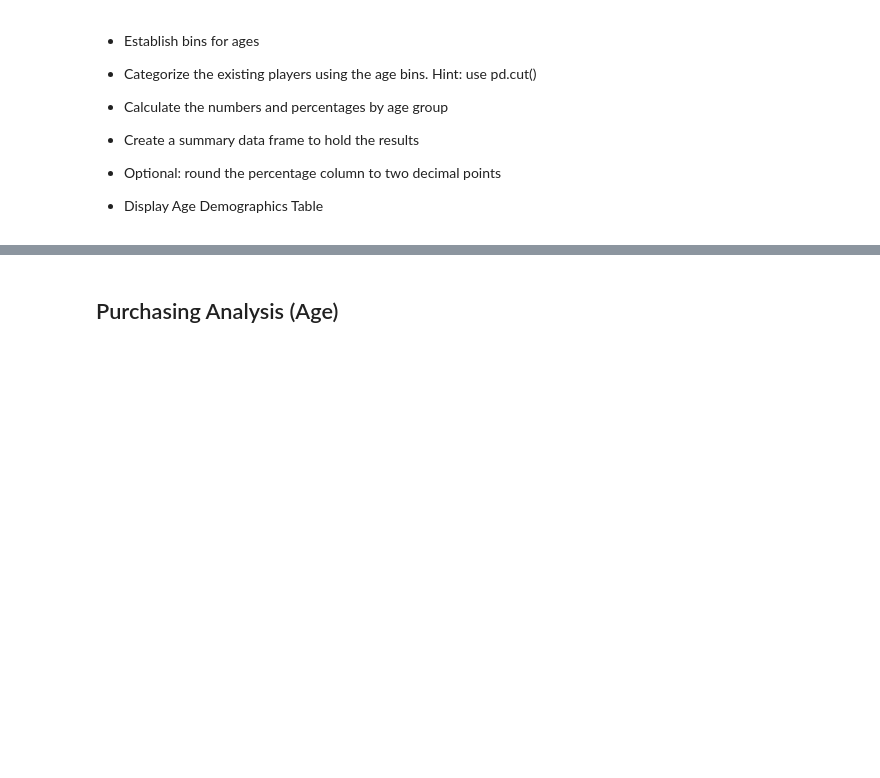
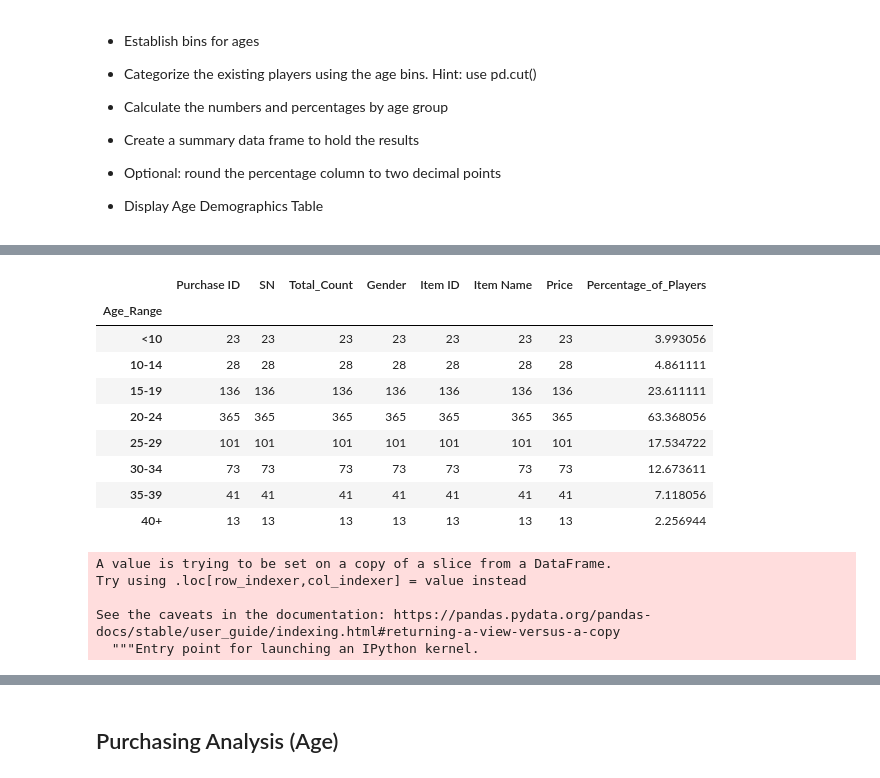
Before and after one commit to clem1803/pandas-challenge, a Jupyter notebook: HeroesOfPymoli/HeroesOfPymoli_starter.ipynb, the cells around one changed output, grey strips where cells are left out. Cells and saved outputs as stored; diff of their text form; code cells hidden in the pictures; blank space fills up the shorter version.

```diff
--- a/HeroesOfPymoli/HeroesOfPymoli_starter.ipynb
+++ b/HeroesOfPymoli/HeroesOfPymoli_starter.ipynb
@@ -324,0 +337,3 @@ avg_purchase_person
+# %%
+age_df=purchase_data
+age_df["Age_Range"]=pd.cut(age_df["Age"],bins, labels=age_range, include_lowest=True)
@@ -324,0 +349,2 @@ avg_purchase_person
+# %%
+number_of_players=age_df["SN"].nunique()
@@ -324,0 +359,2 @@ avg_purchase_person
+# %%
+group_age_df=age_df.groupby("Age_Range").count()
@@ -324,0 +374,2 @@ avg_purchase_person
+# %%
+group_age_df["Percentage_of_Players"]=(group_age_df["Age"]*100)/number_of_players
@@ -324,0 +386,14 @@ avg_purchase_person
+# %%
+renamed_group_age_df=group_age_df.rename(columns={"Age":"Total_Count"})
+renamed_group_age_df
+# %% [output]
+|  | Purchase ID | SN | Total_Count | Gender | Item ID | Item Name | Price | Percentage_of_Players |
+| Age_Range |  |  |  |  |  |  |  |  |
+| <10 | 23 | 23 | 23 | 23 | 23 | 23 | 23 | 3.993056 |
+| 10-14 | 28 | 28 | 28 | 28 | 28 | 28 | 28 | 4.861111 |
+| 15-19 | 136 | 136 | 136 | 136 | 136 | 136 | 136 | 23.611111 |
+| 20-24 | 365 | 365 | 365 | 365 | 365 | 365 | 365 | 63.368056 |
+| 25-29 | 101 | 101 | 101 | 101 | 101 | 101 | 101 | 17.534722 |
+| 30-34 | 73 | 73 | 73 | 73 | 73 | 73 | 73 | 12.673611 |
+| 35-39 | 41 | 41 | 41 | 41 | 41 | 41 | 41 | 7.118056 |
+| 40+ | 13 | 13 | 13 | 13 | 13 | 13 | 13 | 2.256944 |
@@ -324,0 +402,8 @@ avg_purchase_person
+# %%
+final_df["Percentage_of_Players"]=final_df["Percentage_of_Players"].astype(float).map("{:.2f}%".format)
+# %% [output]
+A value is trying to be set on a copy of a slice from a DataFrame.
+Try using .loc[row_indexer,col_indexer] = value instead
+
+See the caveats in the documentation: https://pandas.pydata.org/pandas-docs/stable/user_guide/indexing.html#returning-a-view-versus-a-copy
+  """Entry point for launching an IPython kernel.
```
Also changed, not shown: parts of 35 cells of this notebook.
